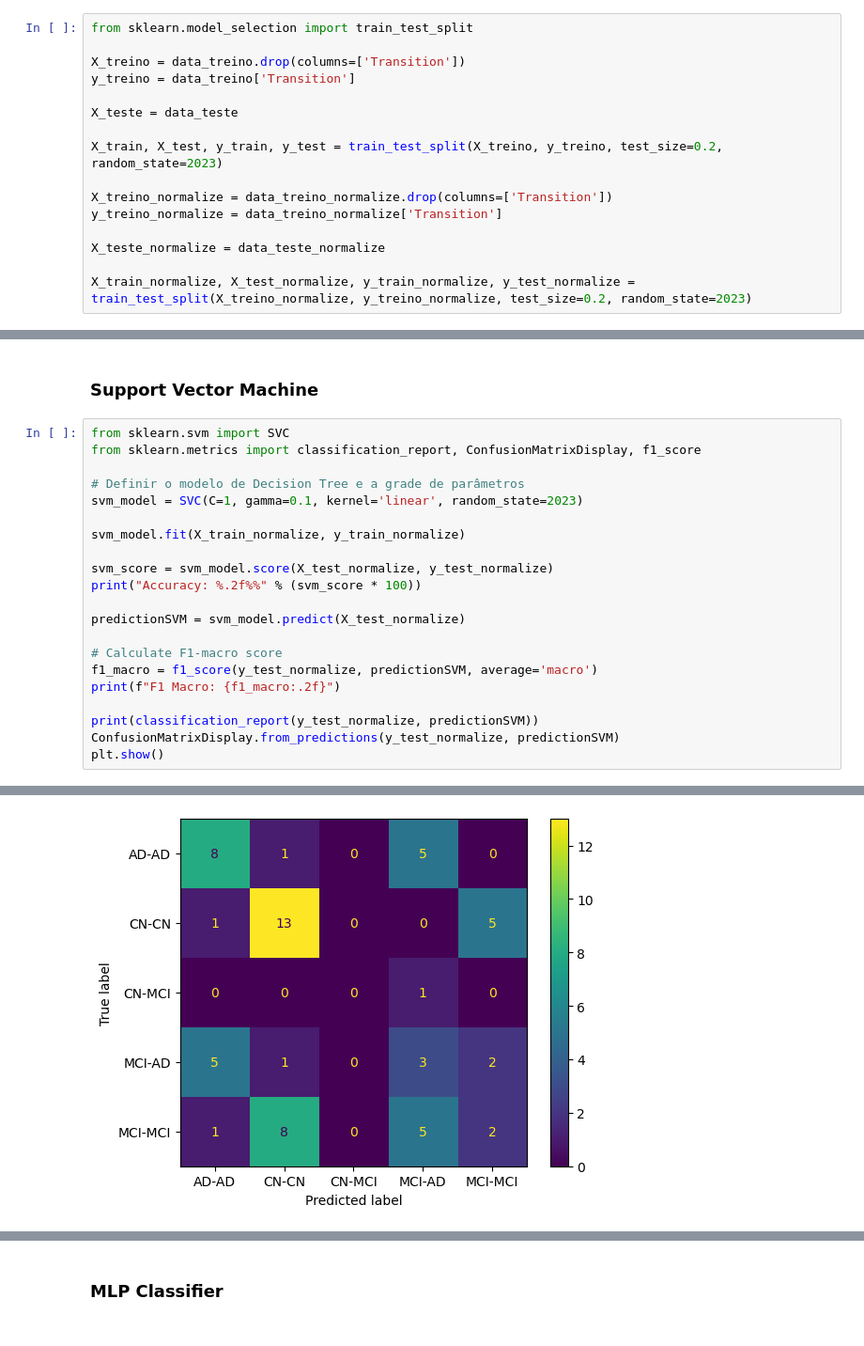
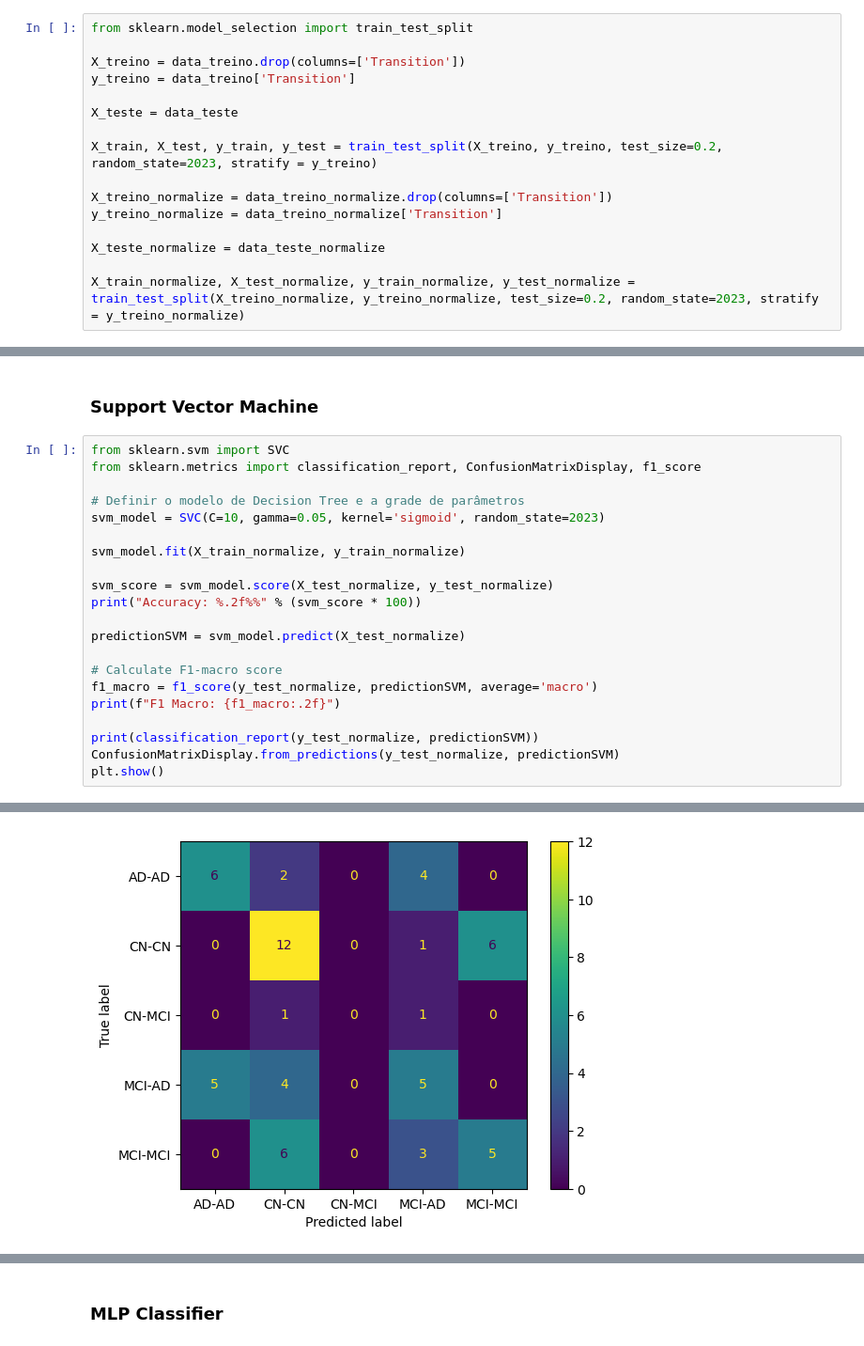
Before and after one commit to Pedrosilva03/daa-projeto, a Jupyter notebook: task2/hippo_Stacking.ipynb, the cells around one changed output, grey strips where cells are left out. Shown: that part at 94% size. Cells and saved outputs as stored; diff of their text form.

```diff
--- a/task2/hippo_Stacking.ipynb
+++ b/task2/hippo_Stacking.ipynb
@@ -126,14 +126,14 @@ y_treino = data_treino['Transition']
 
 X_teste = data_teste
 
-X_train, X_test, y_train, y_test = train_test_split(X_treino, y_treino, test_size=0.2, random_state=2023)
+X_train, X_test, y_train, y_test = train_test_split(X_treino, y_treino, test_size=0.2, random_state=2023, stratify = y_treino)
 
 X_treino_normalize = data_treino_normalize.drop(columns=['Transition'])
 y_treino_normalize = data_treino_normalize['Transition']
 
 X_teste_normalize = data_teste_normalize
 
-X_train_normalize, X_test_normalize, y_train_normalize, y_test_normalize = train_test_split(X_treino_normalize, y_treino_normalize, test_size=0.2, random_state=2023)
+X_train_normalize, X_test_normalize, y_train_normalize, y_test_normalize = train_test_split(X_treino_normalize, y_treino_normalize, test_size=0.2, random_state=2023, stratify = y_treino_normalize)
 # %% [markdown]
 ## Feature Selection
 # %%
@@ -277,7 +277,7 @@ from sklearn.svm import SVC
 from sklearn.metrics import classification_report, ConfusionMatrixDisplay, f1_score
 
 # Definir o modelo de Decision Tree e a grade de parâmetros
-svm_model = SVC(C=1, gamma=0.1, kernel='linear', random_state=2023)
+svm_model = SVC(C=10, gamma=0.05, kernel='sigmoid', random_state=2023)
 
 svm_model.fit(X_train_normalize, y_train_normalize)
 
@@ -310 +310 @@ weighted avg       0.40      0.43      0.40        61
-[figure, old version]
+[figure, new version]
```
Also changed, not shown: parts of 14 cells of this notebook, 3 other files.
